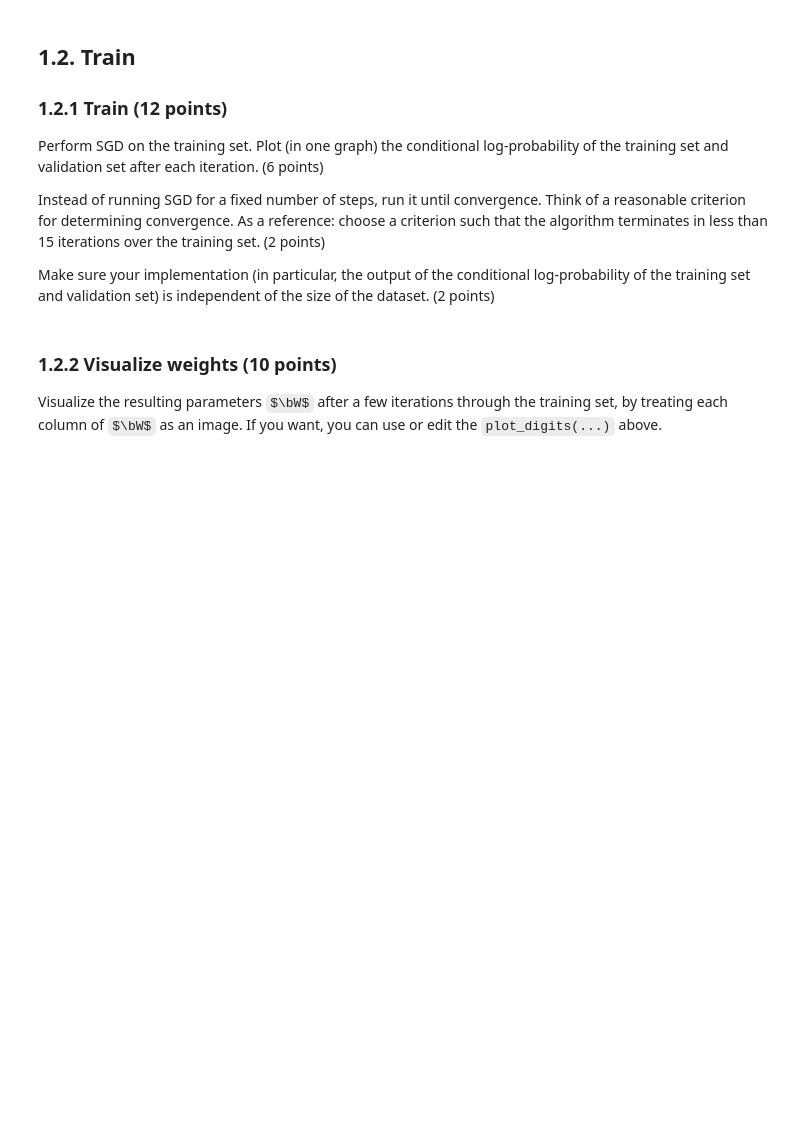
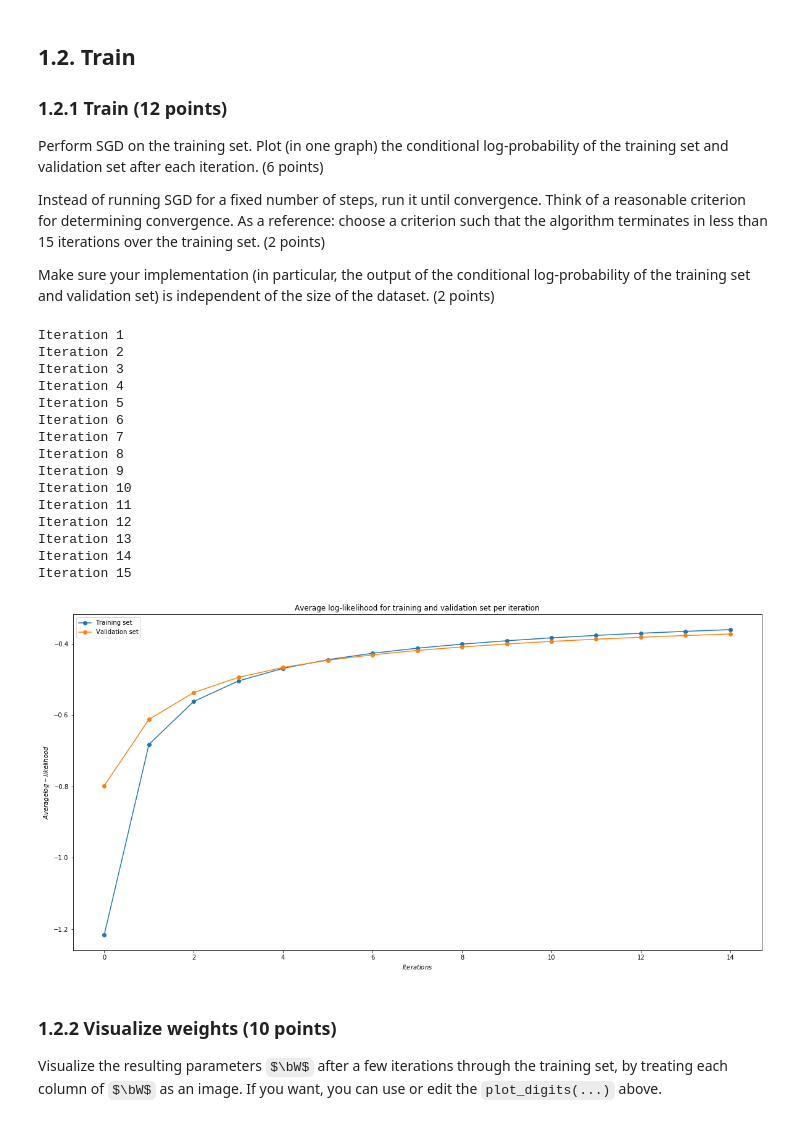
Before and after one commit to Kalsir/ml1_lab2, a Jupyter notebook: 11025352_11924462_lab2.ipynb, the cells around one changed output. Drawn from its saved outputs; the diff is of its cells as text; code cells hidden in the pictures; some formulas as TeX source; blank space fills up the shorter version.

```diff
--- a/11025352_11924462_lab2.ipynb
+++ b/11025352_11924462_lab2.ipynb
@@ -363,8 +406,3 @@ assert finite_diff_error < 1e-3, 'Your gradient computation for b seems off'
 ### 1.1.3 Stochastic gradient descent (15 points)
 
 Write a function `sgd_iter(x_train, t_train, w, b)` that performs one iteration of stochastic gradient descent (SGD), and returns the new weights. It should go through the trainingset once in randomized order, call `logreg_gradient(x, t, w, b)` for each datapoint to get the gradients, and update the parameters **using a small learning rate of `1e-6`**. Note that in this case we're maximizing the likelihood function, so we should actually performing gradient ___ascent___... For more information about SGD, see Bishop 5.2.4 or an online source (i.e. https://en.wikipedia.org/wiki/Stochastic_gradient_descent)
-# %%
-def sgd_iter(x_train, t_train, W, b):
-    # YOUR CODE HERE
-    raise NotImplementedError()
-    return logp_train, W, b
@@ -386,16 +443,71 @@ Perform SGD on the training set. Plot (in one graph) the conditional log-probabi
 Instead of running SGD for a fixed number of steps, run it until convergence. Think of a reasonable criterion for determining convergence. As a reference: choose a criterion such that the algorithm terminates in less than 15 iterations over the training set. (2 points)
 
 Make sure your implementation (in particular, the output of the conditional log-probability of the training set and validation set) is independent of the size of the dataset. (2 points)
-# %%
-
-def test_sgd(x_train, t_train, x_valid, t_valid, w, b):
-    # YOUR CODE HERE
-    raise NotImplementedError()
-
-np.random.seed(1243)
-w = np.zeros((28*28, 10))
-b = np.zeros(10)
-w,b = test_sgd(x_train, t_train, x_valid, t_valid, w, b)
+# %%
+rcParams['figure.figsize'] = [20, 10]
+
+def sgd_valid(x_valid, t_valid, w, b):
+    logp_valid = 0
+    for i in range(len(x_valid)):
+        logp, _, _, _ = logpqZ([x_valid[i]], [t_valid[i]], w, b)
+        logp_valid += logp[:,t_valid[i]].squeeze()
+
+    return logp_valid/len(x_valid)
+
+def test_sgd(x_train, t_train, x_valid, t_valid, w, b):
+    logp_train_list = [-inf]
+    logp_valid_list = []
+
+    # Iterate until convergence
+    iteration = 0
+    while True:
+        iteration += 1
+        print("Iteration", iteration)
+
+        # Update parameters using training set
+        logp_train, w, b = sgd_iter(x_train, t_train, w, b)
+        logp_train_list.append(logp_train)
+
+        # Evaluate average log-likelihood of validation set
+        logp_valid = sgd_valid(x_valid, t_valid, w, b)
+        logp_valid_list.append(logp_valid)
+
+        # Check for convergence
+        if logp_train - logp_train_list[-2] < 0.005:
+            break
+
+    # Plot graph
+    logp_train_list.pop(0)
+    plot(logp_train_list, label="Training set", marker='o')
+    plot(logp_valid_list, label="Validation set", marker='o')
+    xlabel('$Iterations$')
+    ylabel('$Average log-likelihood$')
+    legend()
+    title("Average log-likelihood for training and validation set per iteration")
+
+    return w, b
+
+np.random.seed(1243)
+w = np.zeros((28*28, 10))
+b = np.zeros(10)
+w,b = test_sgd(x_train, t_train, x_valid, t_valid, w, b)
+# %% [output]
+Iteration 1
+Iteration 2
+Iteration 3
+Iteration 4
+Iteration 5
+Iteration 6
+Iteration 7
+Iteration 8
+Iteration 9
+Iteration 10
+Iteration 11
+Iteration 12
+Iteration 13
+Iteration 14
+Iteration 15
+[figure, added]
 # %%
 # Hidden tests for efficiency
 # %% [markdown]
```
Also changed, not shown: parts of 17 cells of this notebook.
